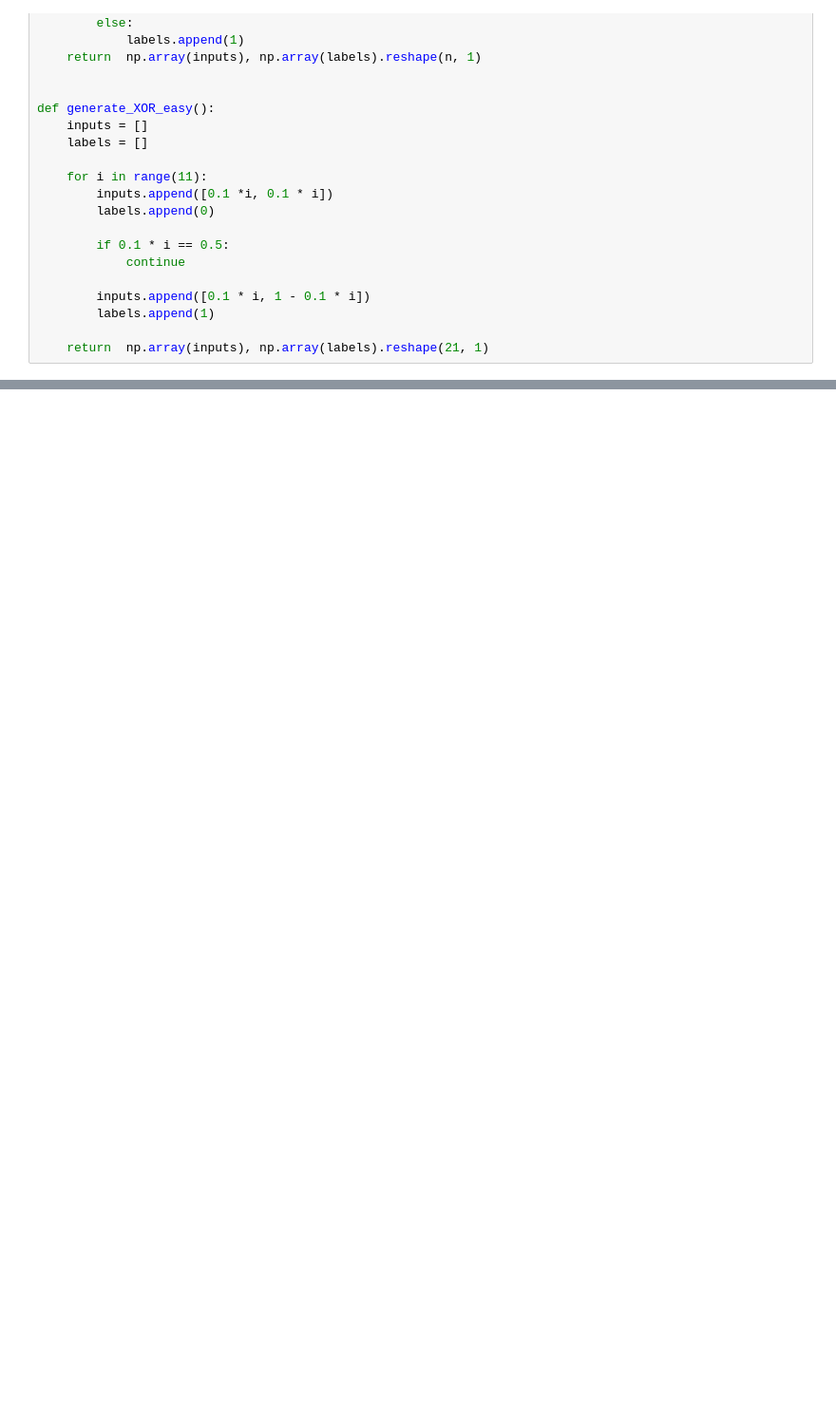
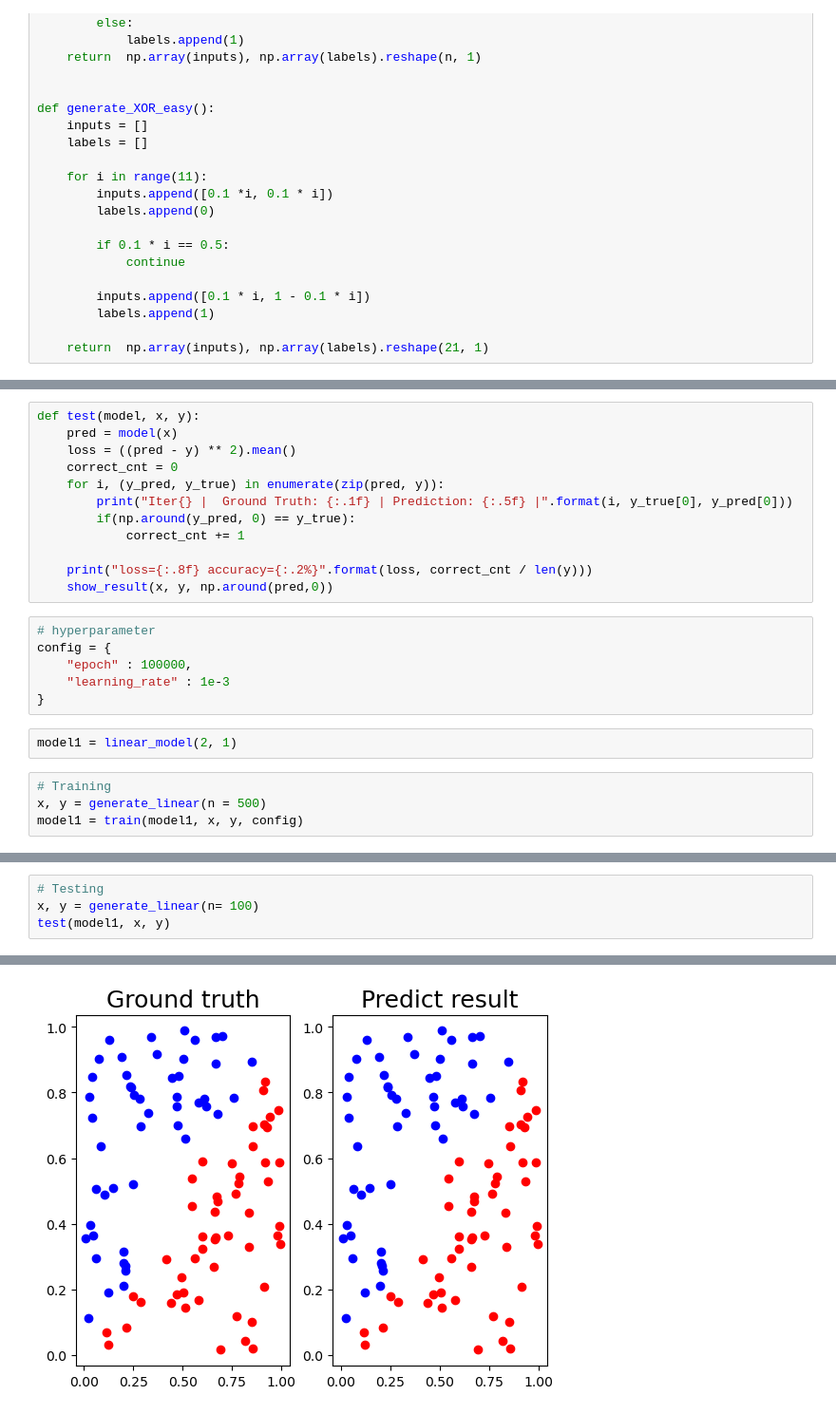
Before and after one commit to yeeecheng/2022-DeepLearning-Course-Lab, a Jupyter notebook: Lab1/main.ipynb, the cells around one changed output, grey strips where cells are left out. Shown at 95% size. Drawn from its saved outputs; the diff is of its cells as text; blank space fills up the shorter version.

```diff
--- a/Lab1/main.ipynb
+++ b/Lab1/main.ipynb
@@ -63,0 +124,24 @@ def sigmoid_derivative(x):
+# %%
+def test(model, x, y):
+    pred = model(x)
+    loss = ((pred - y) ** 2).mean()
+    correct_cnt = 0
+    for i, (y_pred, y_true) in enumerate(zip(pred, y)):
+        print("Iter{} |  Ground Truth: {:.1f} | Prediction: {:.5f} |".format(i, y_true[0], y_pred[0]))
+        if(np.around(y_pred, 0) == y_true):
+            correct_cnt += 1
+
+    print("loss={:.8f} accuracy={:.2%}".format(loss, correct_cnt / len(y)))
+    show_result(x, y, np.around(pred,0))
+# %%
+# hyperparameter
+config = {
+    "epoch" : 100000,
+    "learning_rate" : 1e-3
+}
+# %%
+model1 = linear_model(2, 1)
+# %%
+# Training
+x, y = generate_linear(n = 500)
+model1 = train(model1, x, y, config)
@@ -63,0 +169,5 @@ def sigmoid_derivative(x):
+# %%
+# Testing
+x, y = generate_linear(n= 100)
+test(model1, x, y)
+# %% [output]
@@ -64,3 +191,4 @@ def sigmoid_derivative(x):
+[figure, added]
 # %%
 class linear_model:
     def __init__(self, in_features, out_features):
```
Also changed, not shown: parts of 19 cells of this notebook, 1 other file.
